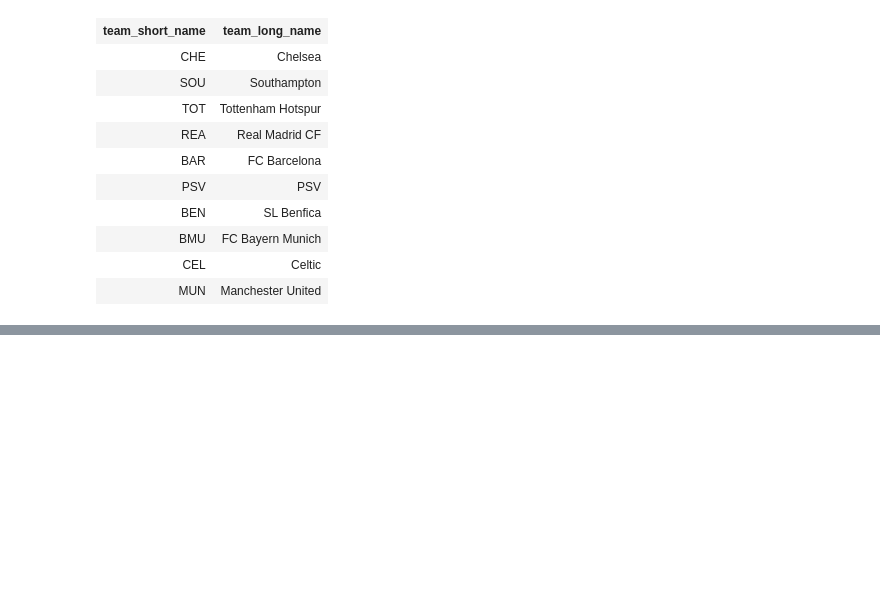
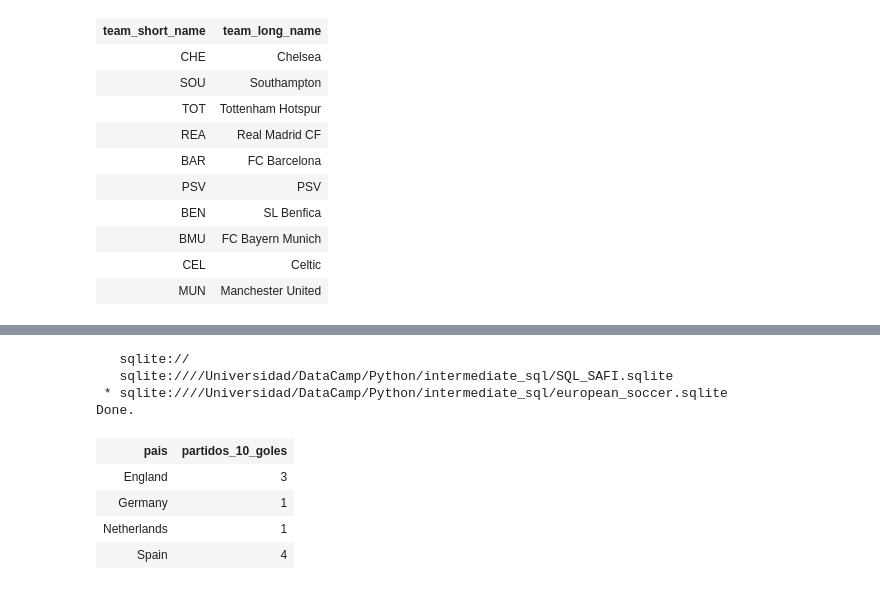
Before and after one commit to adinamarca/notebooks, a Jupyter notebook: SQL/intermediate_sql/notebook.ipynb, the cells around one changed output, grey strips where cells are left out. Saved outputs shown, nothing was run; the diff lists cells and outputs as text; code cells hidden in the pictures; blank space fills up the shorter version.

```diff
--- a/SQL/intermediate_sql/notebook.ipynb
+++ b/SQL/intermediate_sql/notebook.ipynb
@@ -1628,0 +1771,20 @@ Done.
+# %%
+%sql SELECT c.name AS pais, \
+COUNT(*) AS partidos_10_goles \
+FROM country AS c \
+INNER JOIN (SELECT m.id, \
+m.country_id \
+FROM match AS m \
+WHERE (m.home_team_goal + m.away_team_goal) >= 10 AND season IN ('2011/2012', '2012/2013', '2013/2014', '2014/2015')) AS subquery \
+ON c.id = subquery.country_id \
+GROUP BY c.name
+# %% [output]
+   sqlite://
+   sqlite:////Universidad/DataCamp/Python/intermediate_sql/SQL_SAFI.sqlite
+ * sqlite:////Universidad/DataCamp/Python/intermediate_sql/european_soccer.sqlite
+Done.
+| pais | partidos_10_goles |
+| England | 3 |
+| Germany | 1 |
+| Netherlands | 1 |
+| Spain | 4 |
```
Also changed, not shown: parts of 9 cells of this notebook.
